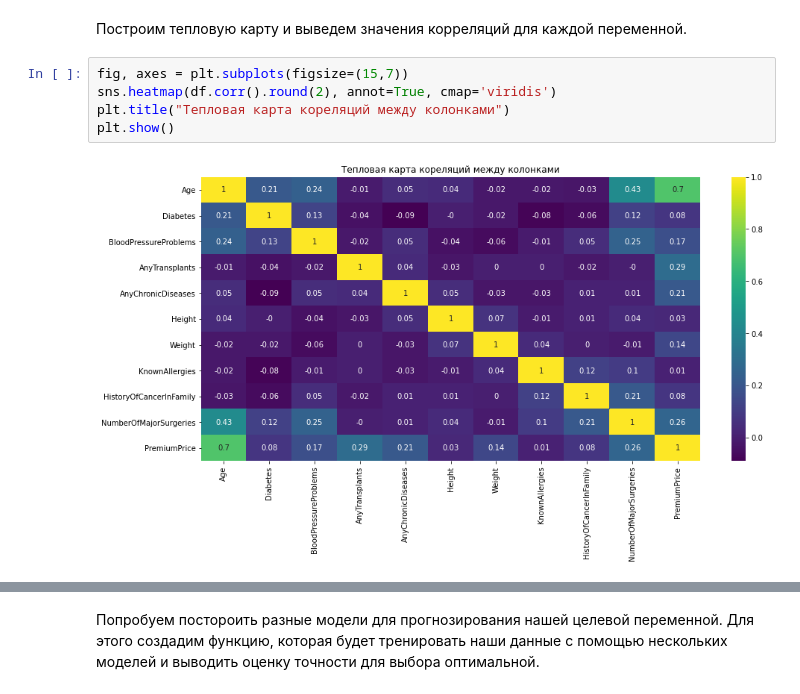
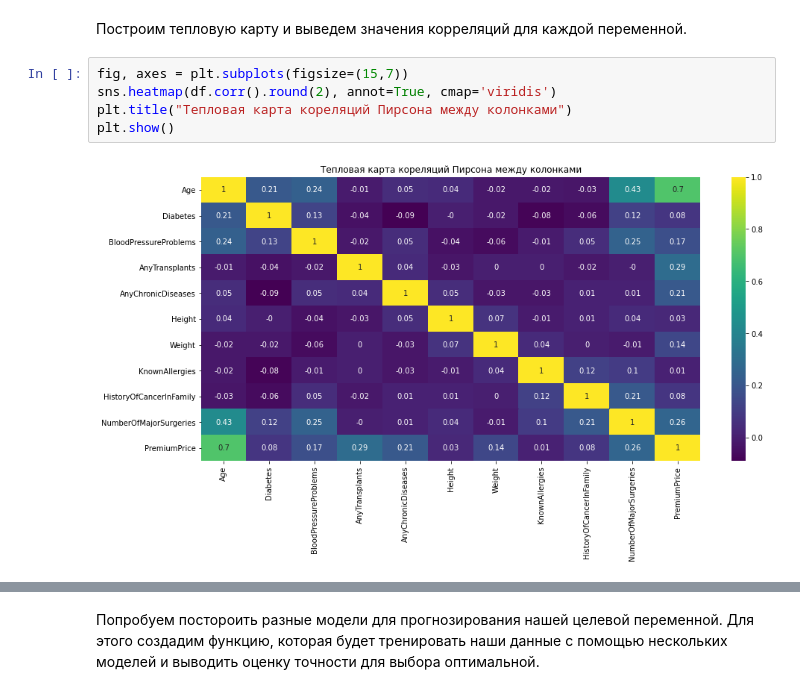
Before and after one commit to Tamila2111/Main_academy_final_project, a Jupyter notebook: final_proekt.ipynb, the cells around one changed output, grey strips where cells are left out. Drawn from its saved outputs; the diff is of its cells as text.

```diff
--- a/final_proekt.ipynb
+++ b/final_proekt.ipynb
@@ -108,7 +108,7 @@ sns.pairplot(df,vars=['Age','Height','Weight','PremiumPrice'])
 # %%
 fig, axes = plt.subplots(figsize=(15,7))
 sns.heatmap(df.corr().round(2), annot=True, cmap='viridis')
-plt.title("Тепловая карта кореляций между колонками")
+plt.title("Тепловая карта кореляций Пирсона между колонками")
 plt.show()
 # %% [output]
-[figure, old version]
+[figure, new version]
```
Also changed, not shown: parts of 25 cells of this notebook, 1 other file.
